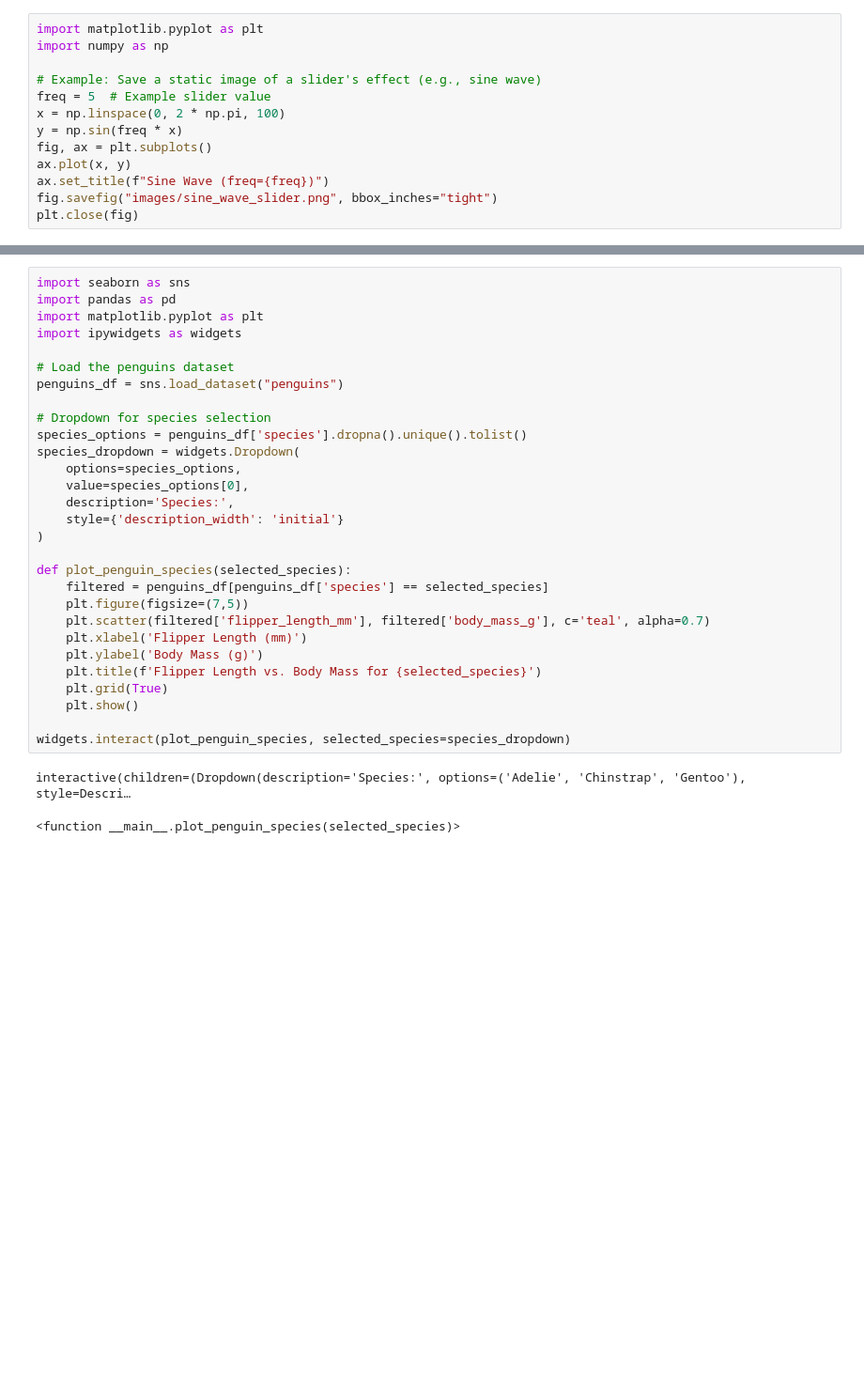
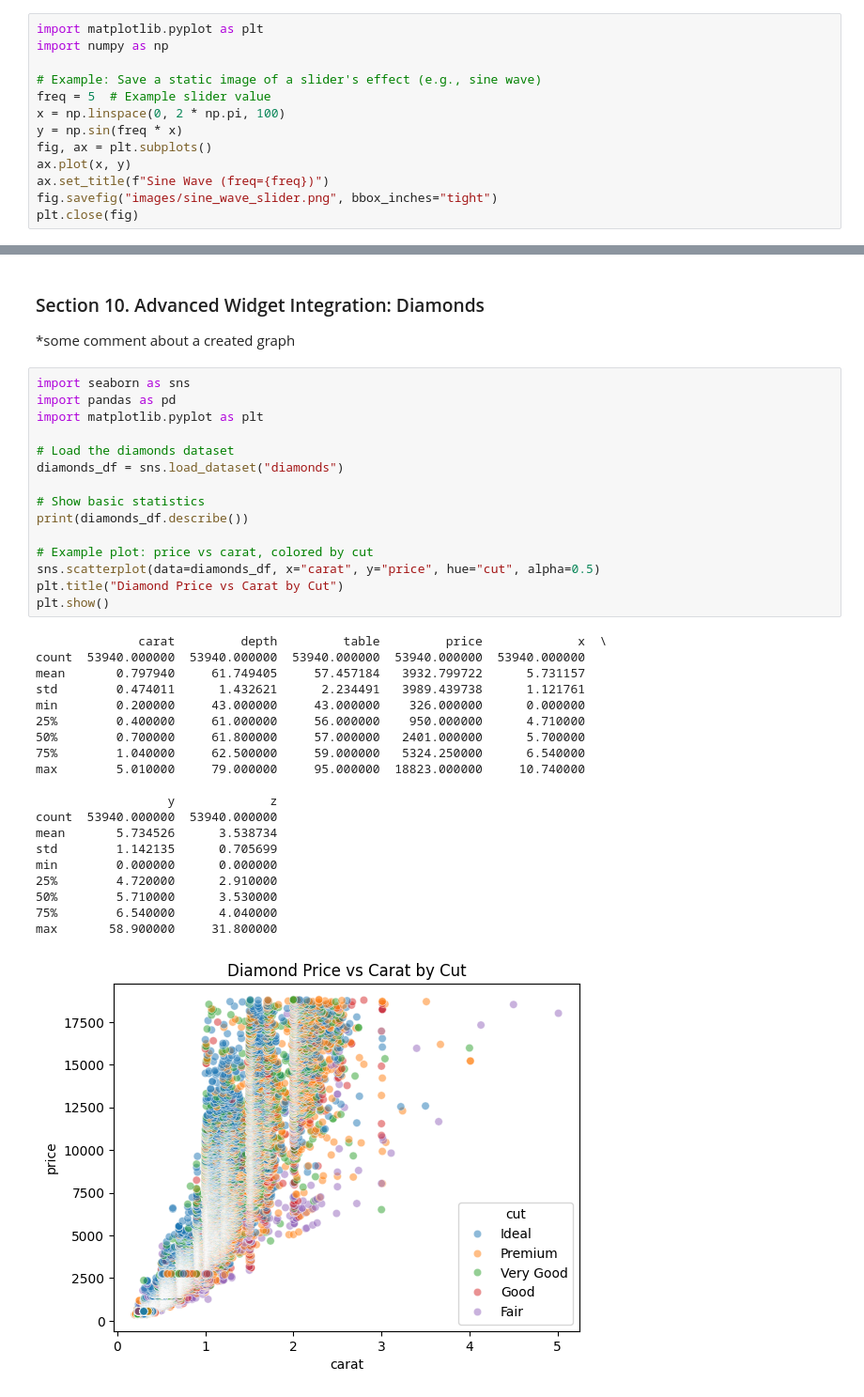
Before and after one commit to ksteele3712/datafun_04_notebook, a Jupyter notebook: kristinesteele-notebook.ipynb, the cells around one changed output, grey strips where cells are left out. Shown: that part at 94% size. Saved outputs shown, nothing was run; the diff lists cells and outputs as text; blank space fills up the shorter version.

Commit message:
Swapped example graph for personal diamonds data with interactive widget

```diff
--- a/kristinesteele-notebook.ipynb
+++ b/kristinesteele-notebook.ipynb
@@ -278,32 +234,40 @@ plt.close(fig)
-# %%
-import seaborn as sns
-import pandas as pd
-import matplotlib.pyplot as plt
-import ipywidgets as widgets
-
-# Load the penguins dataset
-penguins_df = sns.load_dataset("penguins")
-
-# Dropdown for species selection
-species_options = penguins_df['species'].dropna().unique().tolist()
-species_dropdown = widgets.Dropdown(
-    options=species_options,
-    value=species_options[0],
-    description='Species:',
-    style={'description_width': 'initial'}
-)
-
-def plot_penguin_species(selected_species):
-    filtered = penguins_df[penguins_df['species'] == selected_species]
-    plt.figure(figsize=(7,5))
-    plt.scatter(filtered['flipper_length_mm'], filtered['body_mass_g'], c='teal', alpha=0.7)
-    plt.xlabel('Flipper Length (mm)')
-    plt.ylabel('Body Mass (g)')
-    plt.title(f'Flipper Length vs. Body Mass for {selected_species}')
-    plt.grid(True)
-    plt.show()
-
-widgets.interact(plot_penguin_species, selected_species=species_dropdown)
-# %% [output]
-interactive(children=(Dropdown(description='Species:', options=('Adelie', 'Chinstrap', 'Gentoo'), style=Descri…
-<function __main__.plot_penguin_species(selected_species)>
+# %% [markdown]
+### Section 10. Advanced Widget Integration: Diamonds
+
+*some comment about a created graph
+# %%
+import seaborn as sns
+import pandas as pd
+import matplotlib.pyplot as plt
+
+# Load the diamonds dataset
+diamonds_df = sns.load_dataset("diamonds")
+
+# Show basic statistics
+print(diamonds_df.describe())
+
+# Example plot: price vs carat, colored by cut
+sns.scatterplot(data=diamonds_df, x="carat", y="price", hue="cut", alpha=0.5)
+plt.title("Diamond Price vs Carat by Cut")
+plt.show()
+# %% [output]
+              carat         depth         table         price             x  \
+count  53940.000000  53940.000000  53940.000000  53940.000000  53940.000000
+mean       0.797940     61.749405     57.457184   3932.799722      5.731157
+std        0.474011      1.432621      2.234491   3989.439738      1.121761
+min        0.200000     43.000000     43.000000    326.000000      0.000000
+25%        0.400000     61.000000     56.000000    950.000000      4.710000
+50%        0.700000     61.800000     57.000000   2401.000000      5.700000
+75%        1.040000     62.500000     59.000000   5324.250000      6.540000
+max        5.010000     79.000000     95.000000  18823.000000     10.740000
+
+                  y             z
+count  53940.000000  53940.000000
+mean       5.734526      3.538734
+std        1.142135      0.705699
+min        0.000000      0.000000
+25%        4.720000      2.910000
+50%        5.710000      3.530000
+75%        6.540000      4.040000
+max       58.900000     31.800000
+[figure, added]
```
Also changed, not shown: parts of 7 cells of this notebook.
